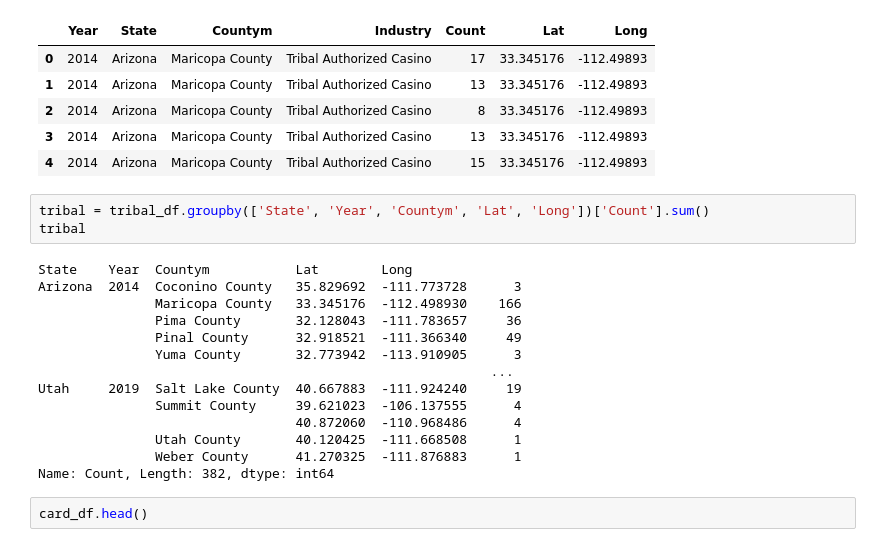
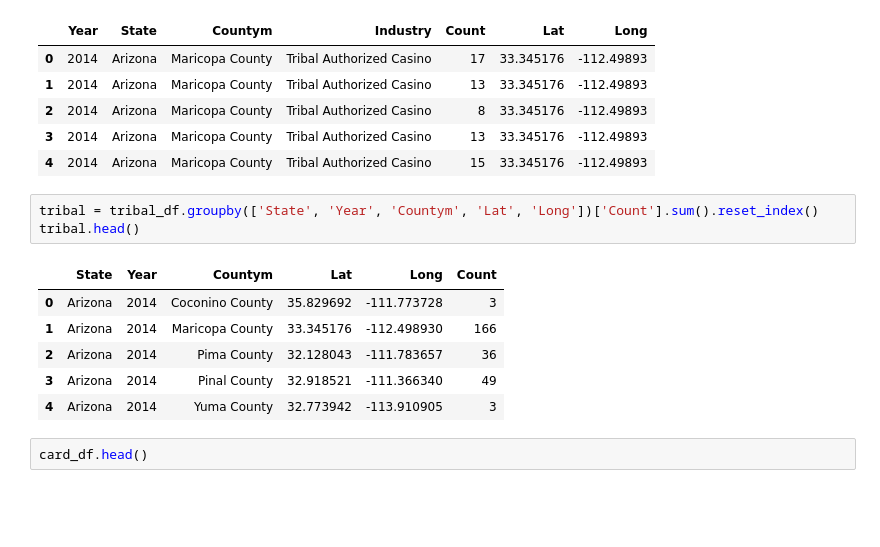
Before and after one commit to kellertw/project_II, a Jupyter notebook: sw_fincrimes.ipynb, the cells around one changed output. Drawn from its saved outputs; the diff is of its cells as text; blank space fills up the shorter version.

```diff
--- a/sw_fincrimes.ipynb
+++ b/sw_fincrimes.ipynb
@@ -228,22 +237,15 @@ tribal_df.head()
 | 3 | 2014 | Arizona | Maricopa County | Tribal Authorized Casino | 13 | 33.345176 | -112.49893 |
 | 4 | 2014 | Arizona | Maricopa County | Tribal Authorized Casino | 15 | 33.345176 | -112.49893 |
 # %%
-tribal = tribal_df.groupby(['State', 'Year', 'Countym', 'Lat', 'Long'])['Count'].sum()
-tribal
+tribal = tribal_df.groupby(['State', 'Year', 'Countym', 'Lat', 'Long'])['Count'].sum().reset_index()
+tribal.head()
 # %% [output]
-State    Year  Countym           Lat        Long
-Arizona  2014  Coconino County   35.829692  -111.773728      3
-               Maricopa County   33.345176  -112.498930    166
-               Pima County       32.128043  -111.783657     36
-               Pinal County      32.918521  -111.366340     49
-               Yuma County       32.773942  -113.910905      3
-                                                          ...
-Utah     2019  Salt Lake County  40.667883  -111.924240     19
-               Summit County     39.621023  -106.137555      4
-                                 40.872060  -110.968486      4
-               Utah County       40.120425  -111.668508      1
-               Weber County      41.270325  -111.876883      1
-Name: Count, Length: 382, dtype: int64
+|  | State | Year | Countym | Lat | Long | Count |
+| 0 | Arizona | 2014 | Coconino County | 35.829692 | -111.773728 | 3 |
+| 1 | Arizona | 2014 | Maricopa County | 33.345176 | -112.498930 | 166 |
+| 2 | Arizona | 2014 | Pima County | 32.128043 | -111.783657 | 36 |
+| 3 | Arizona | 2014 | Pinal County | 32.918521 | -111.366340 | 49 |
+| 4 | Arizona | 2014 | Yuma County | 32.773942 | -113.910905 | 3 |
 # %%
 card_df.head()
 # %% [output]
```
Also changed, not shown: parts of 18 cells of this notebook, 4 other files.
